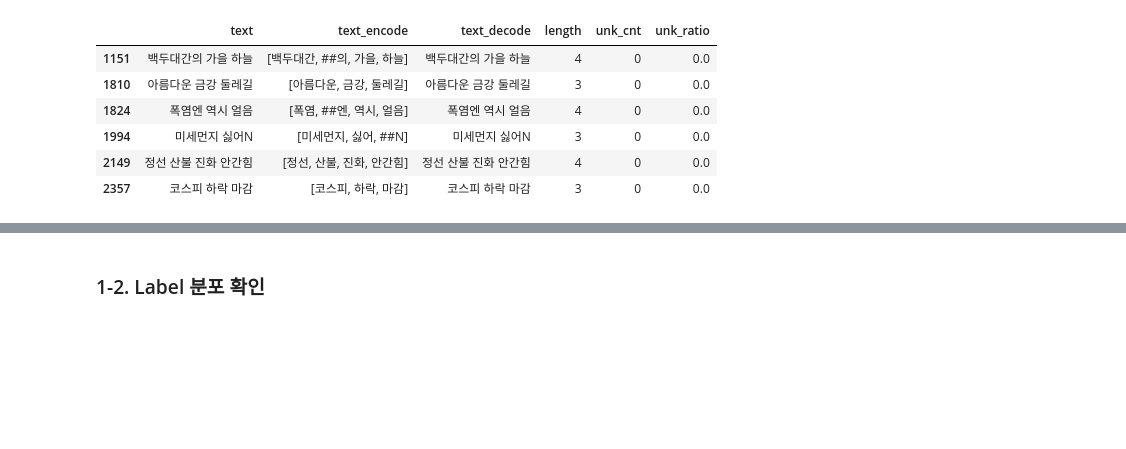
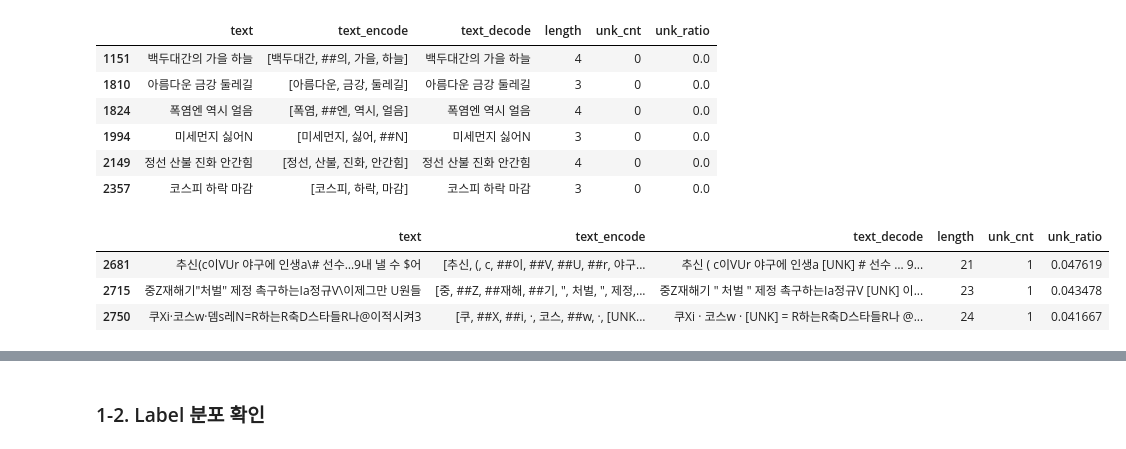
Before and after one commit to boostcampaitech7/level2-nlp-datacentric-nlp-06, a Jupyter notebook: minji/minji_eda.ipynb, the cells around one changed output, grey strips where cells are left out. Saved outputs shown, nothing was run; the diff lists cells and outputs as text; code cells hidden in the pictures; blank space fills up the shorter version.

```diff
--- a/minji/minji_eda.ipynb
+++ b/minji/minji_eda.ipynb
@@ -152,3 +107,11 @@ tokenized_text[tokenized_text.length < 5]
 | 2357 | 코스피 하락 마감 | [코스피, 하락, 마감] | 코스피 하락 마감 | 3 | 0 | 0.0 |
 # %%
 pd.set_option('display.max_colwidth', None)
+
+idx = 190
+tokenized_text[tokenized_text.unk_cnt > 0].iloc[idx:idx+3]
+# %% [output]
+|  | text | text_encode | text_decode | length | unk_cnt | unk_ratio |
+| 2681 | 추신(c이VUr 야구에 인생a\# 선수…9내 낼 수 $어 | [추신, (, c, ##이, ##V, ##U, ##r, 야구... | 추신 ( c이VUr 야구에 인생a [UNK] # 선수 … 9... | 21 | 1 | 0.047619 |
+| 2715 | 중Z재해기"처벌" 제정 촉구하는Ia정규V\이제그만 U원들 | [중, ##Z, ##재해, ##기, ", 처벌, ", 제정,... | 중Z재해기 " 처벌 " 제정 촉구하는Ia정규V [UNK] 이... | 23 | 1 | 0.043478 |
+| 2750 | 쿠Xi·코스w·뎀s레N=R하는R축D스타들R나@이적시켜3 | [쿠, ##X, ##i, ·, 코스, ##w, ·, [UNK... | 쿠Xi · 코스w · [UNK] = R하는R축D스타들R나 @... | 24 | 1 | 0.041667 |
```
Also changed, not shown: parts of 26 cells of this notebook, 1 other file.
